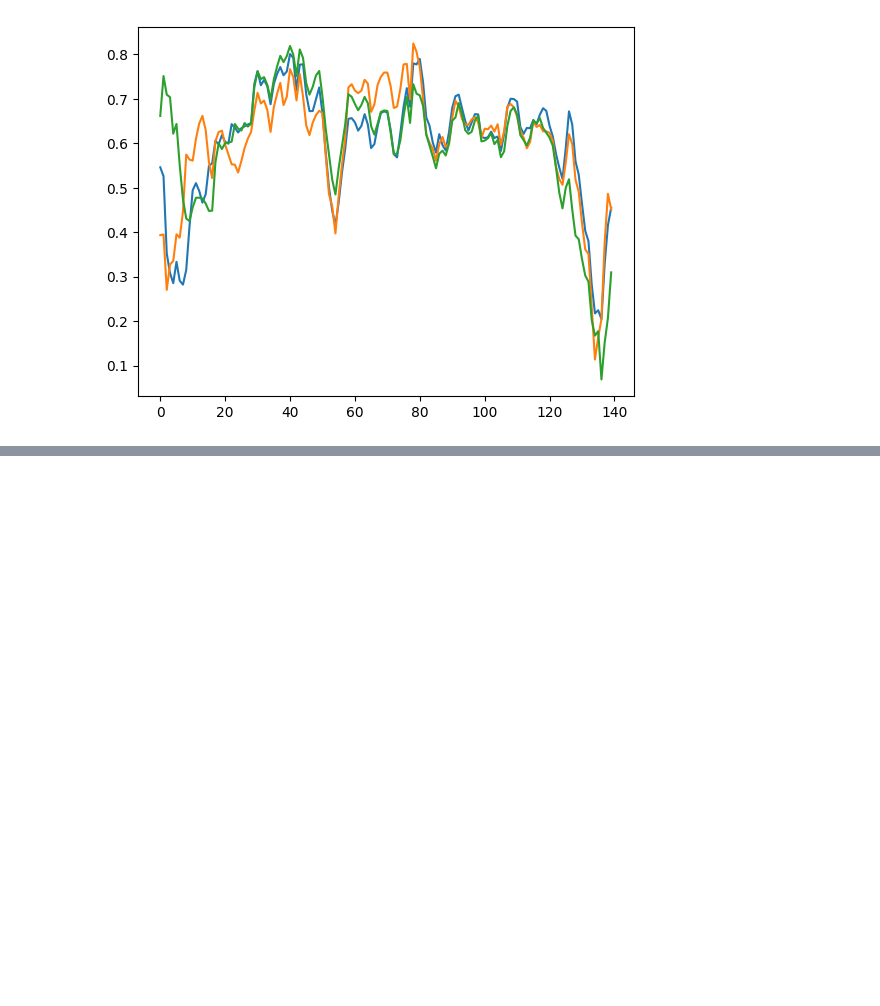
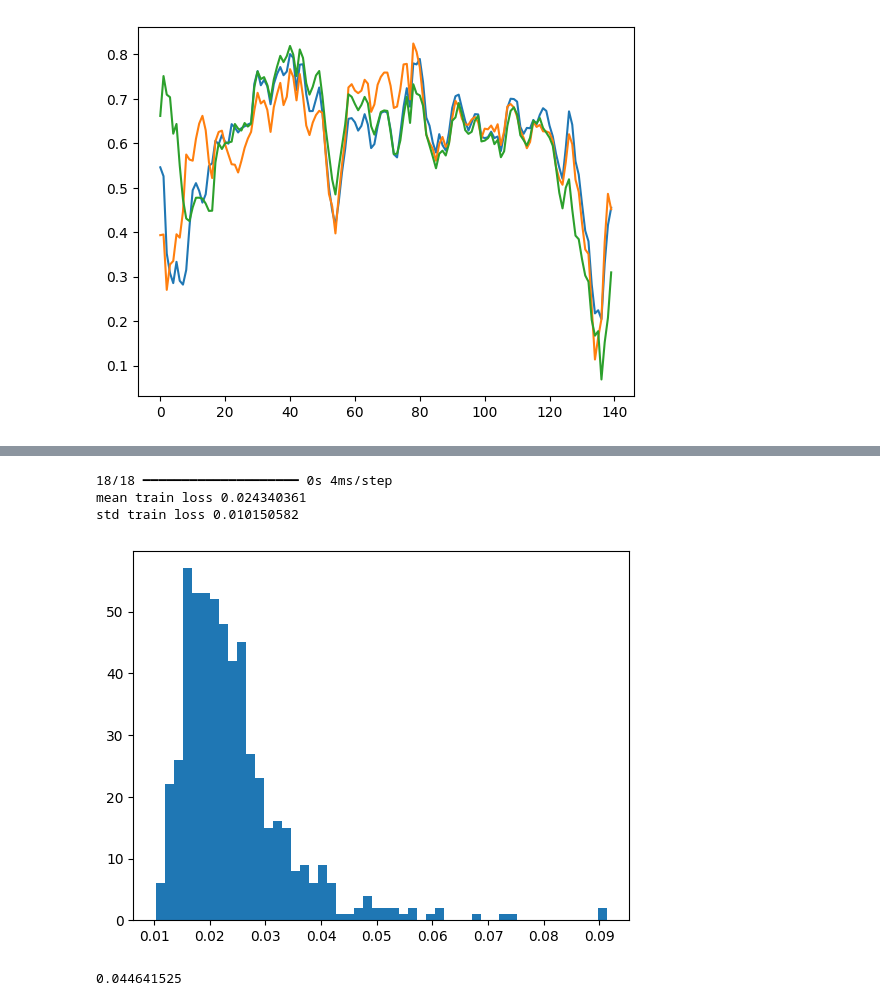
Before and after one commit to SouvickC/Advanced-Time-Series-Prediction, a Jupyter notebook: 7_Autoencoder.ipynb, the cells around one changed output, grey strips where cells are left out. Drawn from its saved outputs; the diff is of its cells as text; code cells hidden in the pictures; blank space fills up the shorter version.

```diff
--- a/7_Autoencoder.ipynb
+++ b/7_Autoencoder.ipynb
@@ -149,0 +245,22 @@ plt.plot(anomaly_train_data[2])
+# %%
+## normal test data
+
+reconstructed_data = model.predict(normal_test_data)
+
+trainloss = tf.keras.losses.mae(normal_test_data, reconstructed_data)
+
+plt.hist(trainloss, bins=50)
+
+print("mean train loss", np.mean(trainloss))
+print("std train loss", np.std(trainloss))
+# %% [output]
+18/18 ━━━━━━━━━━━━━━━━━━━━ 0s 4ms/step
+mean train loss 0.024340361
+std train loss 0.010150582
+[figure, added]
+# %%
+## training loss is below this threshold for normal data
+threshold = np.mean(trainloss) + 2* np.std(trainloss)
+print(threshold)
+# %% [output]
+0.044641525
```
Also changed, not shown: parts of 15 cells of this notebook.
